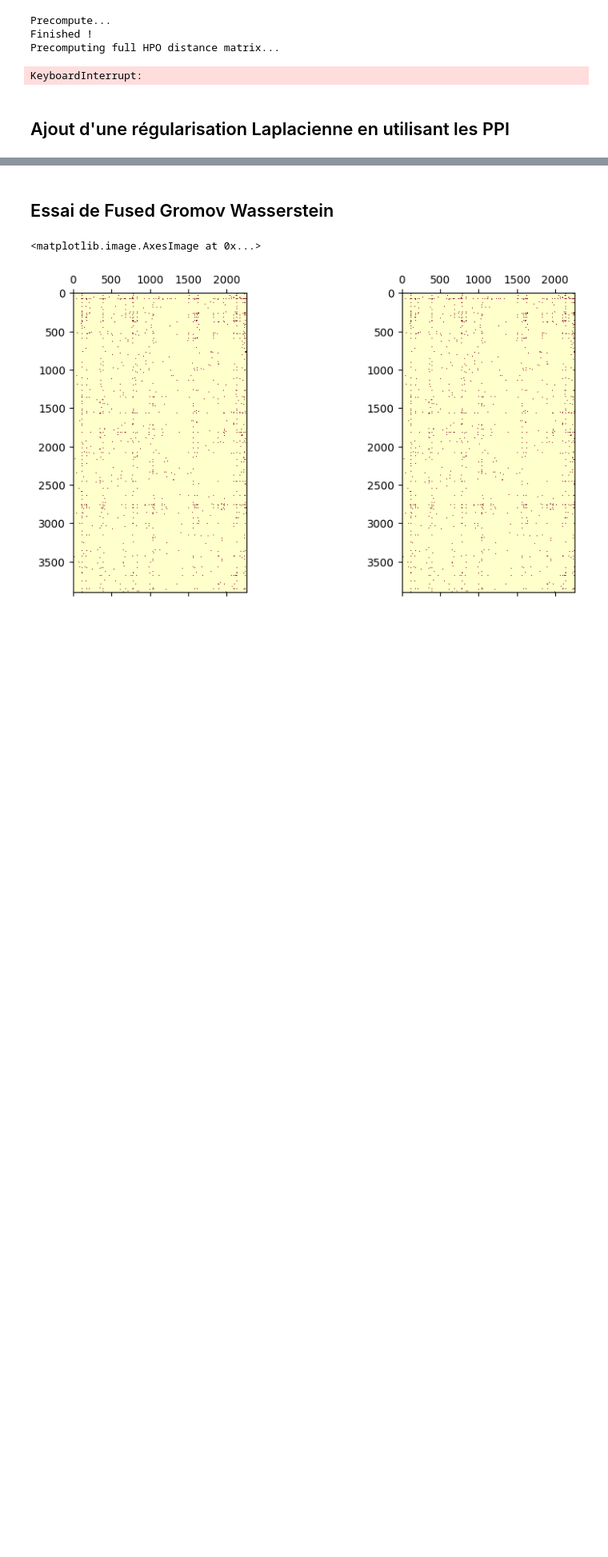
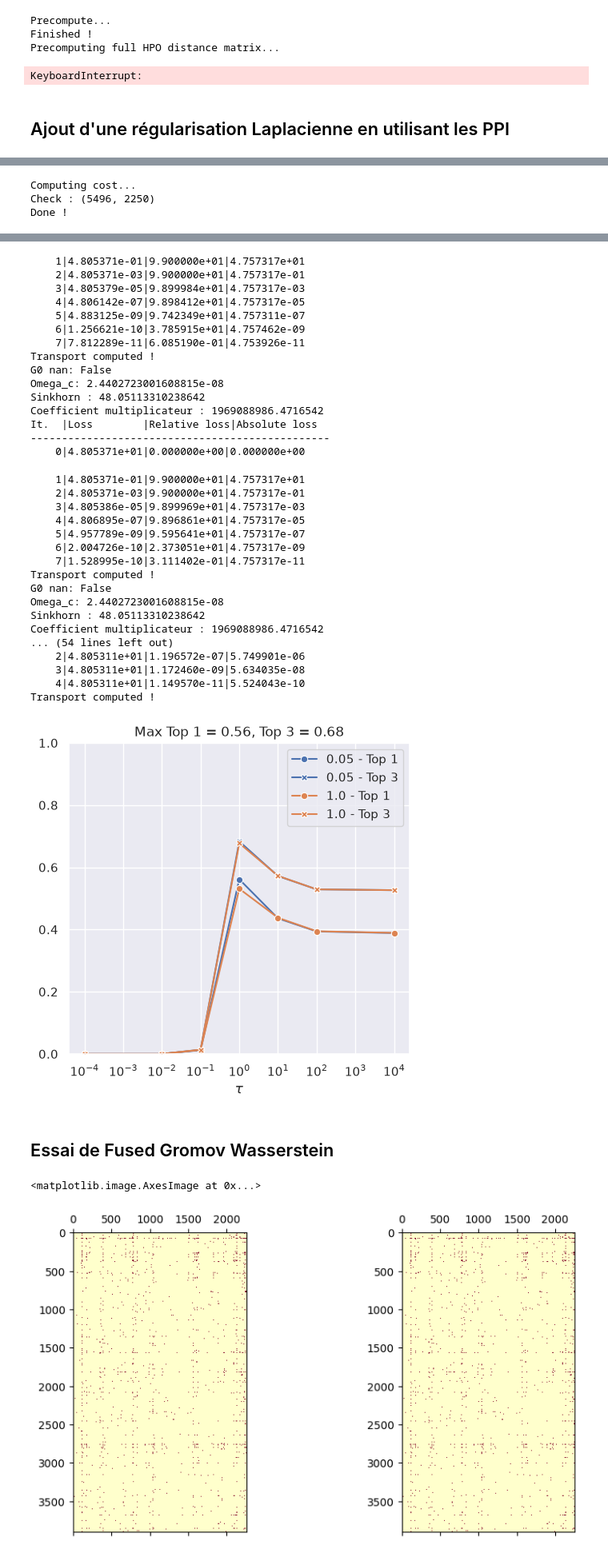
Before and after one commit to averniere/OT_simulation_maladies, a Jupyter notebook: Embeddings/OT_test_couts.ipynb, the cells around one changed output, grey strips where cells are left out. Shown at 80% size. Saved outputs shown, nothing was run; the diff lists cells and outputs as text; code cells hidden in the pictures; blank space fills up the shorter version.

```diff
--- a/Embeddings/OT_test_couts.ipynb
+++ b/Embeddings/OT_test_couts.ipynb
@@ -1343,23 +1217,0 @@ gt_set00, valid_omim0, valid_orpha0 = f_ground_truth(work_omim00, work_orpha00,
-# %%
-# weights, _, _ = compute_information_content(gene_omim, G_hpo_work)
-# weights = {t:-np.log(w) for t, w in weights.items()}
-print("Computing cost...")
-C = basic_cost_matrix(work_omim00, work_orpha00, 'hamming')
-print("Done !")
-#grid = np.linspace(0.01, 5, 100)
-#epsilon = grid[1]*np.mean(C)
-#print(f"Epsilon = {epsilon}")
-for eta in [0.01, 0.1, 1., 100, 1000]:
-    for epsilon in [0.01, 0.1, 1, 10.]:
-        epsilon0 = epsilon * np.mean(C)
-        print(f"Eta = {eta} et Epsilon = {epsilon}")
-        ot_lapl = otda(
-        None, None,  # a, b
-        work_omim00[work_cols], work_orpha00[work_cols],
-        C,
-        None, None,  # Ss, St
-        epsilon,
-        eta,
-        alpha=0.5)
-        print("transport computed")
-        ranks_lapl, pairs_lapl = evaluate_transport(ot_lapl, gt_set00, C)
@@ -1383,0 +1262,11 @@ It.  |Loss        |Relative loss|Absolute loss
+# %%
+print("Computing cost...")
+C = basic_cost_matrix(omim_test, orpha_test, 'hamming')
+print("Done !")
+etas = np.array([1e-4, 1e-2, 1e-1, 1, 10, 1e2, 1e4])
+regs = np.array([0.05, 1.])
+plot_laplace(etas, C, regs, simi_source, simi_target, gt_set_test, 0.5)
+# %% [output]
+Computing cost...
+Check : (5496, 2250)
+Done !
@@ -1384,3 +1349,36 @@ It.  |Loss        |Relative loss|Absolute loss
+    1|4.805371e-01|9.900000e+01|4.757317e+01
+    2|4.805371e-03|9.900000e+01|4.757317e-01
+    3|4.805379e-05|9.899984e+01|4.757317e-03
+    4|4.806142e-07|9.898412e+01|4.757317e-05
+    5|4.883125e-09|9.742349e+01|4.757311e-07
+    6|1.256621e-10|3.785915e+01|4.757462e-09
+    7|7.812289e-11|6.085190e-01|4.753926e-11
+Transport computed !
+G0 nan: False
+Omega_c: 2.4402723001608815e-08
+Sinkhorn : 48.05113310238642
+Coefficient multiplicateur : 1969088986.4716542
+It.  |Loss        |Relative loss|Absolute loss
+------------------------------------------------
+    0|4.805371e+01|0.000000e+00|0.000000e+00
+    1|4.805371e-01|9.900000e+01|4.757317e+01
+    2|4.805371e-03|9.900000e+01|4.757317e-01
+    3|4.805386e-05|9.899969e+01|4.757317e-03
+    4|4.806895e-07|9.896861e+01|4.757317e-05
+    5|4.957789e-09|9.595641e+01|4.757317e-07
+    6|2.004726e-10|2.373051e+01|4.757317e-09
+    7|1.528995e-10|3.111402e-01|4.757317e-11
+Transport computed !
+G0 nan: False
+Omega_c: 2.4402723001608815e-08
+Sinkhorn : 48.05113310238642
+Coefficient multiplicateur : 1969088986.4716542
+... (54 lines left out)
+    2|4.805311e+01|1.196572e-07|5.749901e-06
+    3|4.805311e+01|1.172460e-09|5.634035e-08
+    4|4.805311e+01|1.149570e-11|5.524043e-10
+Transport computed !
+[figure, added]
 # %% [markdown]
 ## Essai de Fused Gromov Wasserstein
 # %%
```
Also changed, not shown: parts of 16 cells of this notebook, 3 other files.
